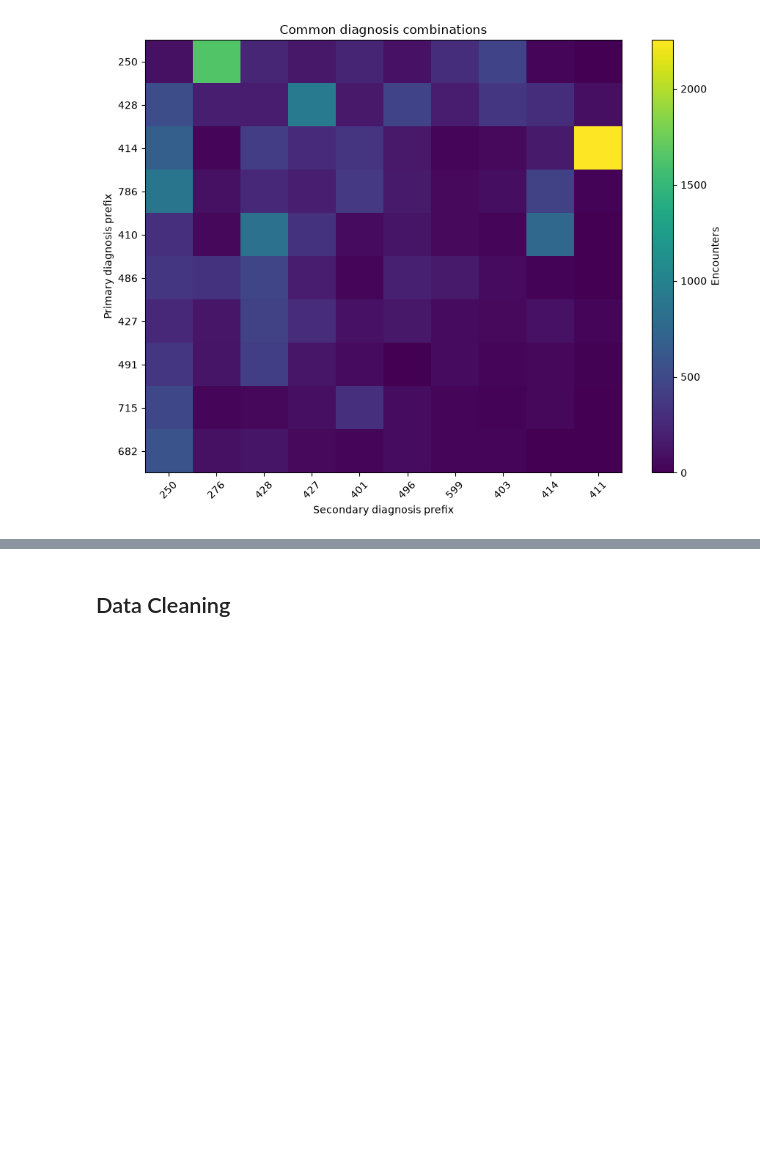
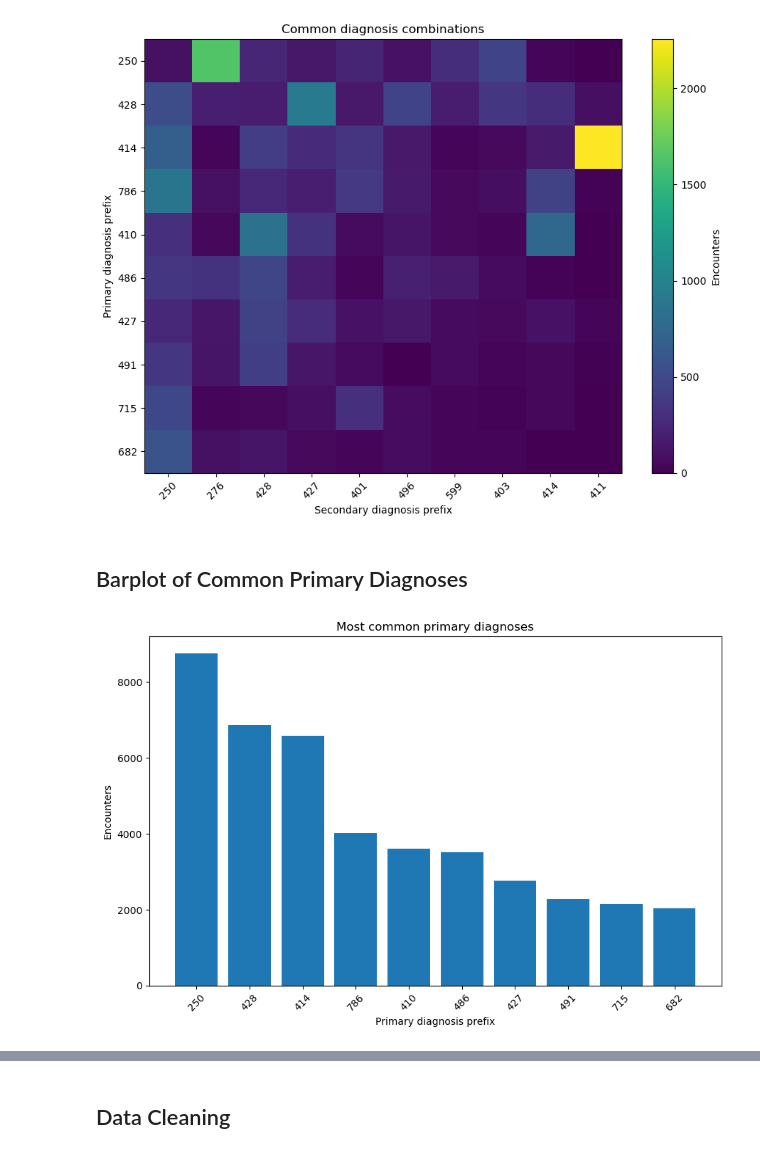
Before and after one commit to Erdos-Projects/fall-2026-hospital-readmission-for-diabetes, a Jupyter notebook: notebooks/eda.ipynb, the cells around one changed output, grey strips where cells are left out. Cells and saved outputs as stored; diff of their text form; code cells hidden in the pictures; blank space fills up the shorter version.

```diff
--- a/notebooks/eda.ipynb
+++ b/notebooks/eda.ipynb
@@ -573,3 +573,20 @@ plt.tight_layout()
 plt.show()
 # %% [output]
 [figure]
+# %% [markdown]
+## Barplot of Common Primary Diagnoses
+# %%
+primary = (df["diag_1"].astype("string").replace("?", pd.NA).dropna().str.split(".", regex=False).str[0])
+
+counts = primary.value_counts().head(10)
+
+plt.figure(figsize=(9, 6))
+plt.bar(counts.index, counts.values)
+plt.xticks(rotation=45)
+plt.xlabel("Primary diagnosis prefix")
+plt.ylabel("Encounters")
+plt.title("Most common primary diagnoses")
+plt.tight_layout()
+plt.show()
+# %% [output]
+[figure, added]
```
Also changed, not shown: parts of 10 cells of this notebook, 1 other file.
